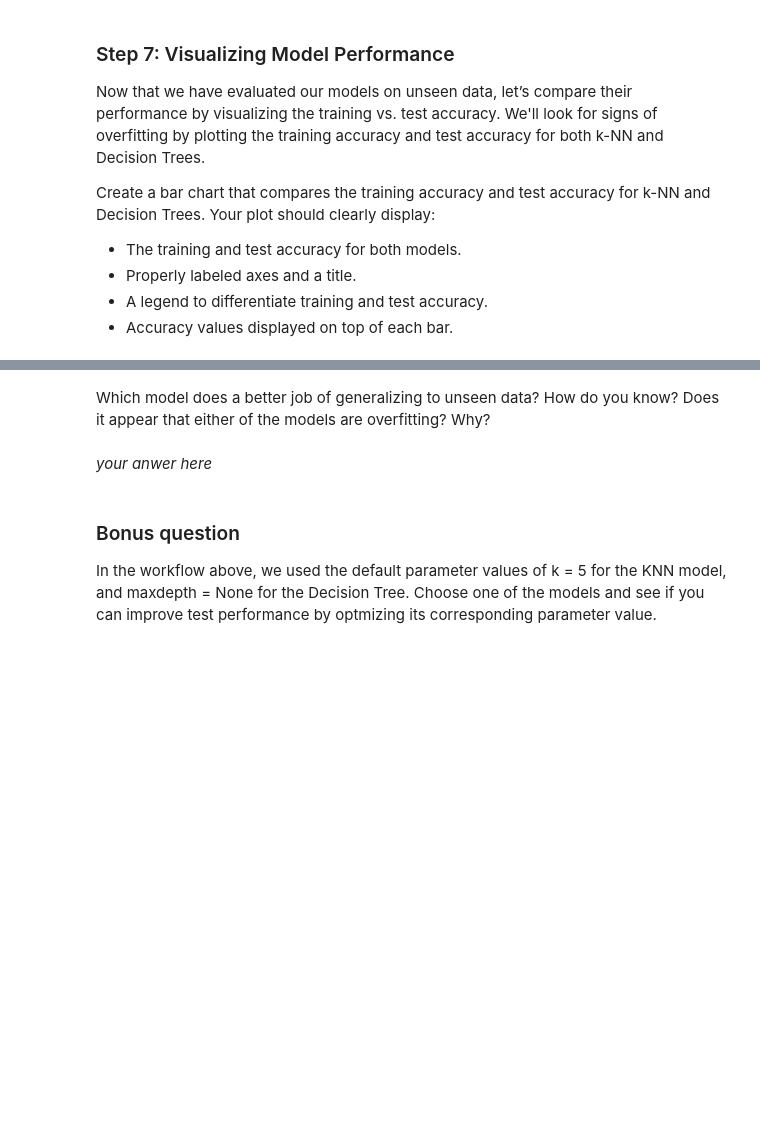
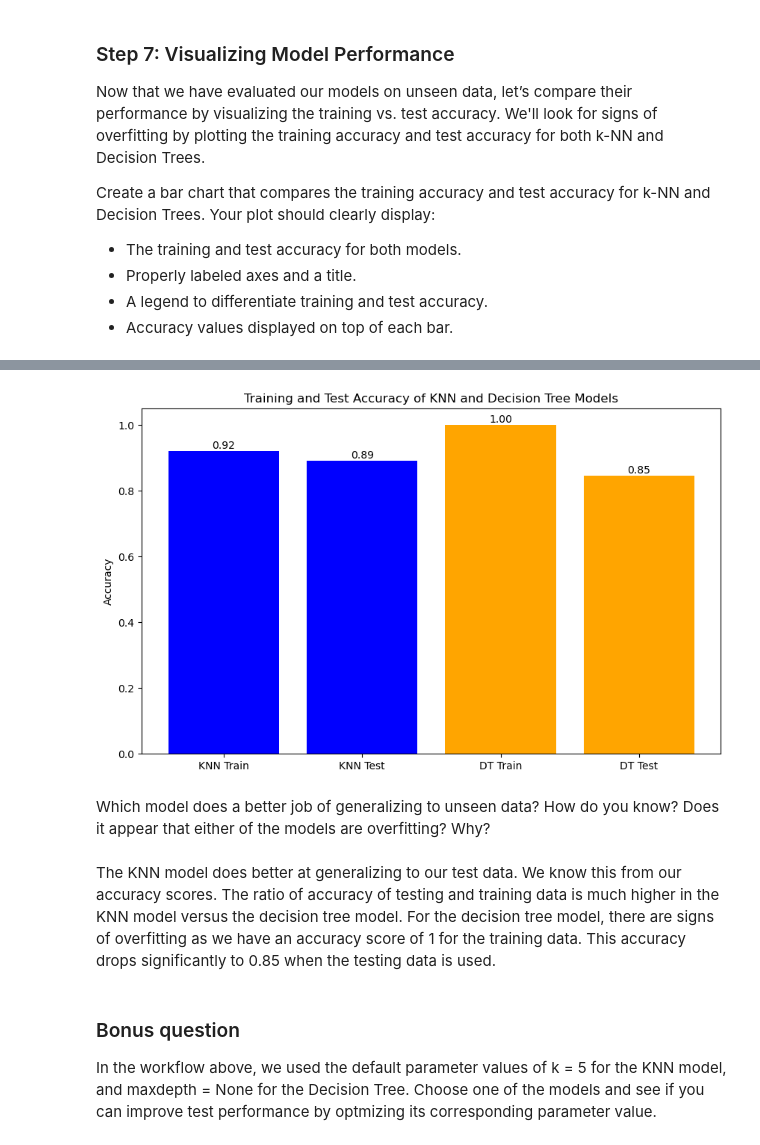
Before and after one commit to tommats00/EDS232-labs, a Jupyter notebook: Week4/lab4-spotify.ipynb, the cells around one changed output, grey strips where cells are left out. Drawn from its saved outputs; the diff is of its cells as text; code cells hidden in the pictures; blank space fills up the shorter version.

```diff
--- a/Week4/lab4-spotify.ipynb
+++ b/Week4/lab4-spotify.ipynb
@@ -197,8 +249,29 @@ Create a bar chart that compares the training accuracy and test accuracy for k-N
+# %%
+plt.figure(figsize = (10,6))
+
+bars = plt.bar(['KNN Train', 'KNN Test', 'DT Train', 'DT Test'],
+               [knn_train_accuracy, knn_accuracy, dt_train_accuracy, dt_accuracy],
+               color = ['blue', 'blue', 'orange', 'orange'])
+
+for bar in bars:
+    height = bar.get_height()
+    plt.text(bar.get_x() + bar.get_width()/2, height, f'{height:.2f}', ha = 'center', va = 'bottom')
+
+plt.ylabel('Accuracy')
+plt.title('Training and Test Accuracy of KNN and Decision Tree Models')
+
+# plt.legend(['Training Accuracy', 'Test Accuracy'],
+#            loc = 'lower center',
+#            bbox_to_anchor = (0.5, -0.3))
+
+plt.show()
+# %% [output]
+[figure, added]
 # %% [markdown]
 Which model does a better job of generalizing to unseen data? How do you know?
 Does it appear that either of the models are overfitting? Why?
 # %% [markdown]
-*your anwer here*
+The KNN model does better at generalizing to our test data. We know this from our accuracy scores. The ratio of accuracy of testing and training data is much higher in the KNN model versus the decision tree model. For the decision tree model, there are signs of overfitting as we have an accuracy score of 1 for the training data. This accuracy drops significantly to 0.85 when the testing data is used.
 # %% [markdown]
 ### Bonus question
 In the workflow above, we used the default parameter values of k = 5 for the KNN model, and maxdepth = None for the Decision Tree. Choose one of the models and see if you can improve test performance by optmizing its corresponding parameter value.
```
Also changed, not shown: parts of 8 cells of this notebook.
